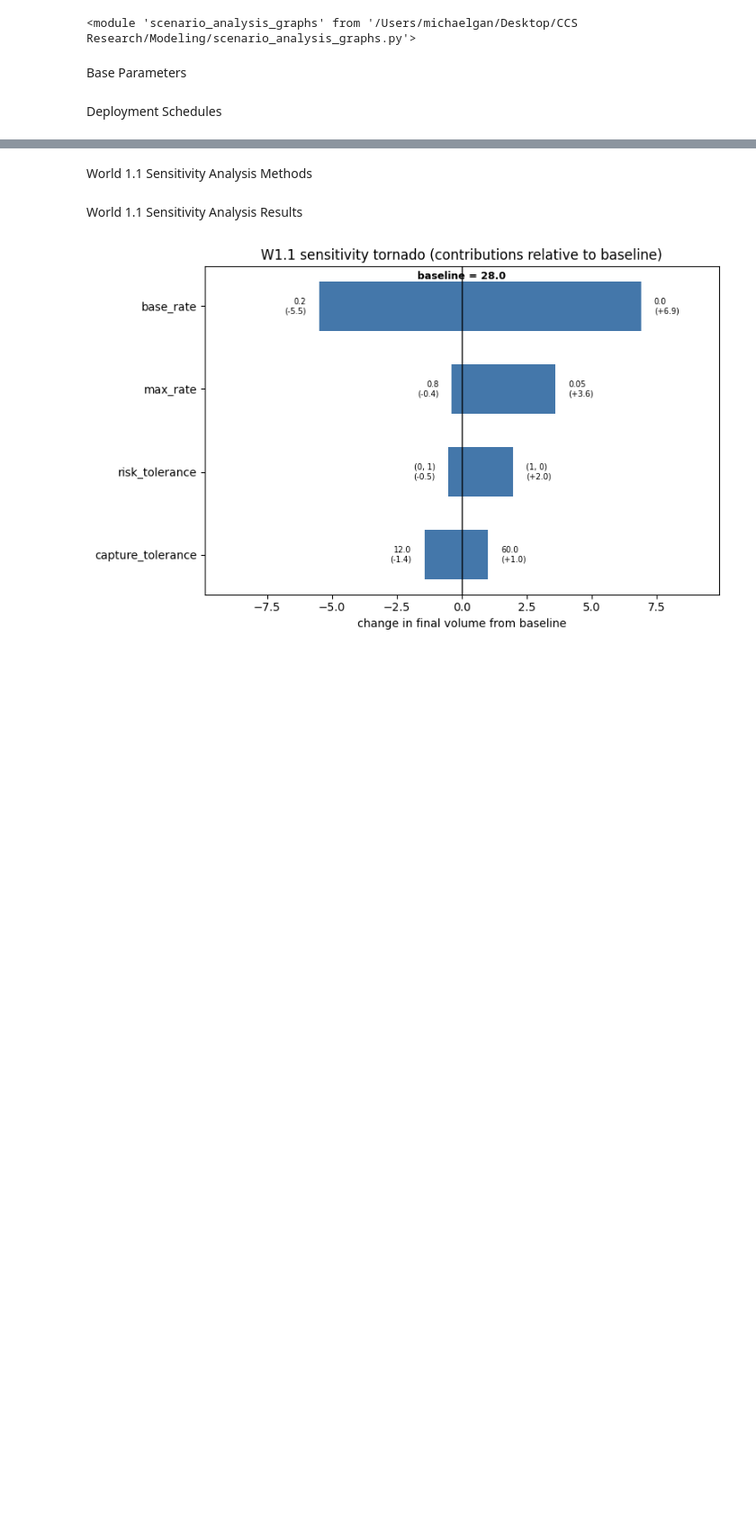
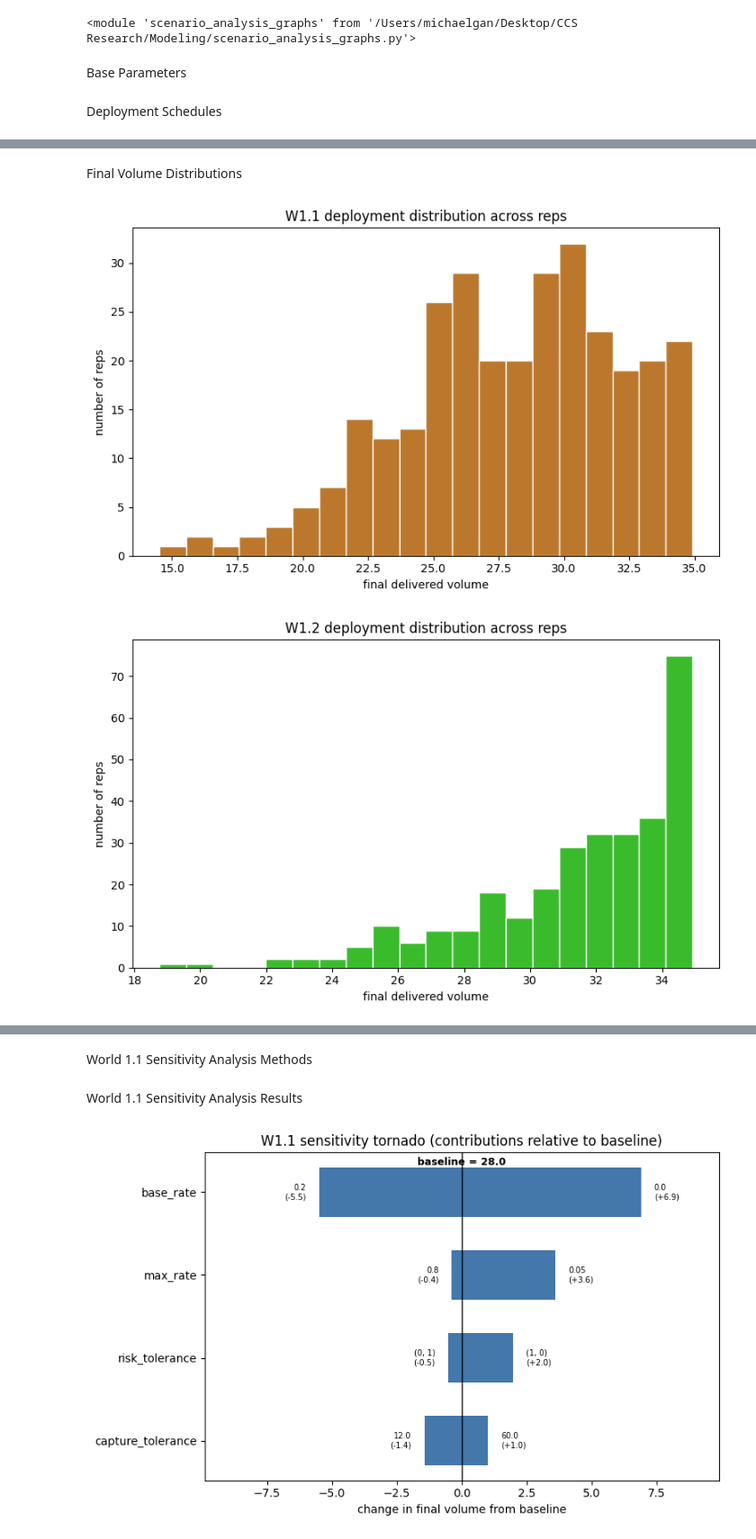
Before and after one commit to mg6090-ctrl/ccs-deployment-simulation, a Jupyter notebook: CCS_analysis.ipynb, the cells around one changed output, grey strips where cells are left out. Shown at 90% size. Drawn from its saved outputs; the diff is of its cells as text; code cells hidden in the pictures; blank space fills up the shorter version.

```diff
--- a/CCS_analysis.ipynb
+++ b/CCS_analysis.ipynb
@@ -66,0 +67,9 @@ sag.deployment_over_time_compare(w11_nodes, w12_nodes, w2_nodes)
+# %% [markdown]
+Final Volume Distributions
+# %%
+sag.w11_final_vol_distribution(w11_nodes)
+sag.w12_final_vol_distribution(w12_nodes)
+sag.w2_final_vol_distribution(w2_nodes)
+# %% [output]
+[figure, added]
+[figure, added]
```
Also changed, not shown: parts of 7 cells of this notebook, 5 other files.
